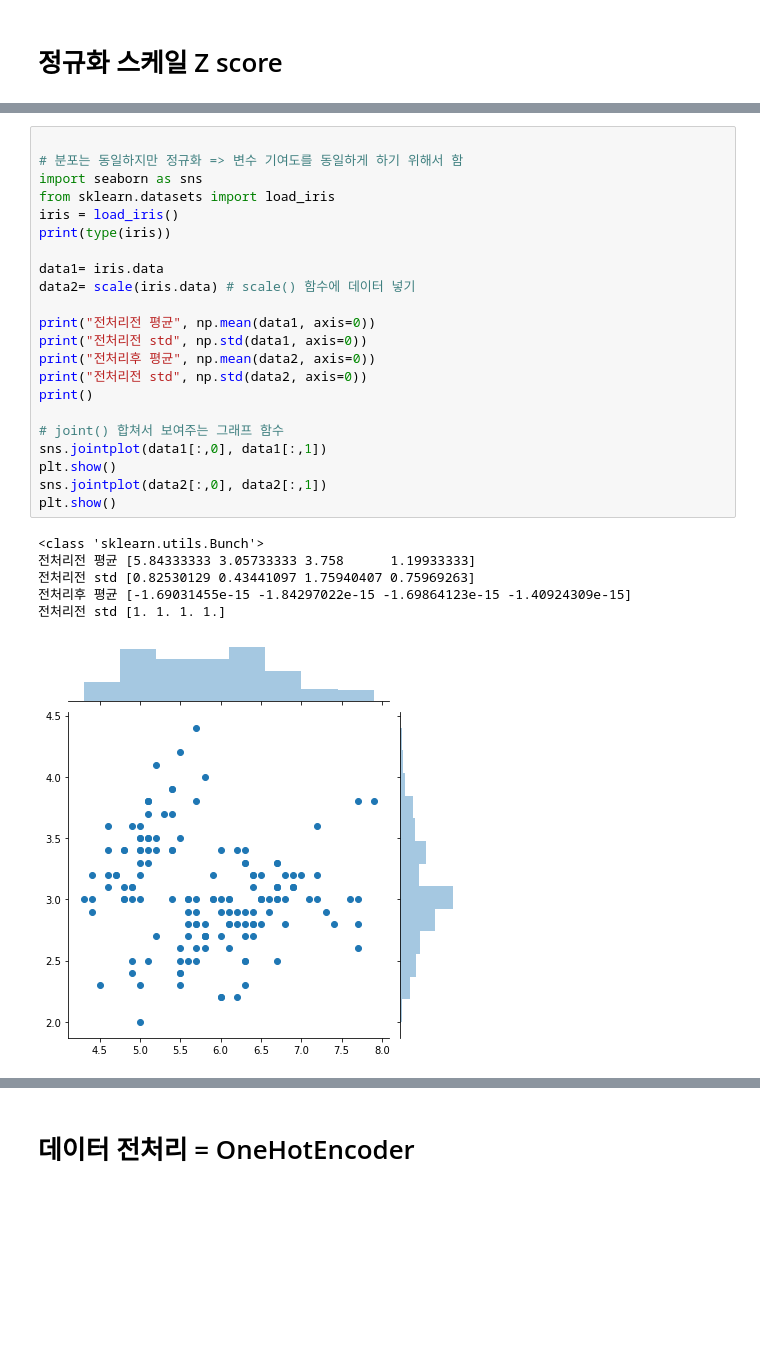
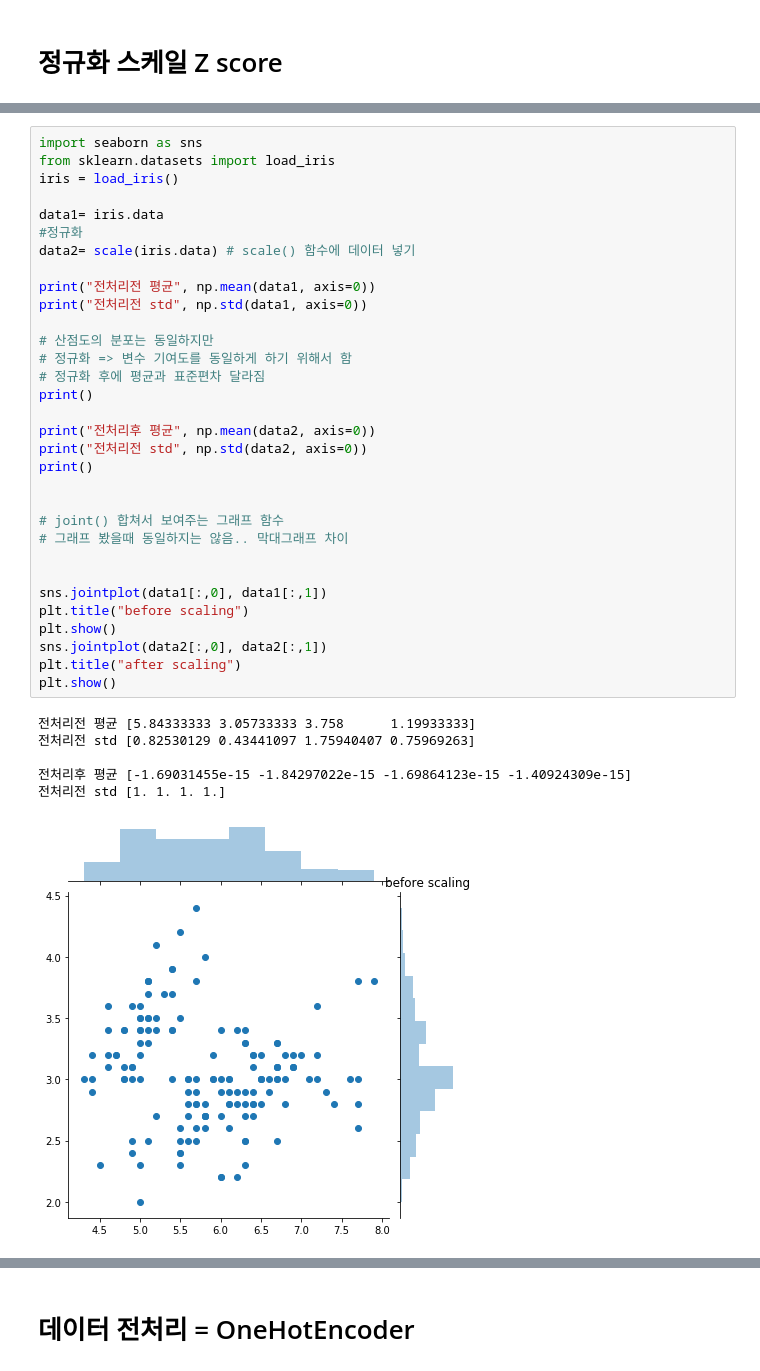
Before and after one commit to GinajiyoungSong/JejuBigDATA-analyst-Training-Course, a Jupyter notebook: python 4주차/2-2 전처리.GridSearCV 최상조합, scaling, 원핫인코더.ipynb, the cells around one changed output, grey strips where cells are left out. Cells and saved outputs as stored; diff of their text form; blank space fills up the shorter version.

```diff
--- a/python 4주차/2-2 원핫인코더.ipynb
+++ b/python 4주차/2-2 전처리.GridSearCV 최상조합, scaling, 원핫인코더.ipynb
@@ -175,31 +194,41 @@ df.plot()
 <matplotlib.axes._subplots.AxesSubplot at 0x...>
 [figure]
 # %%
-
-# 분포는 동일하지만 정규화 => 변수 기여도를 동일하게 하기 위해서 함
 import seaborn as sns
 from sklearn.datasets import load_iris
 iris = load_iris()
-print(type(iris))
 
 data1= iris.data
+#정규화
 data2= scale(iris.data) # scale() 함수에 데이터 넣기
 
 print("전처리전 평균", np.mean(data1, axis=0))
 print("전처리전 std", np.std(data1, axis=0))
+
+# 산점도의 분포는 동일하지만
+# 정규화 => 변수 기여도를 동일하게 하기 위해서 함
+# 정규화 후에 평균과 표준편차 달라짐
+print()
+
 print("전처리후 평균", np.mean(data2, axis=0))
 print("전처리전 std", np.std(data2, axis=0))
 print()
 
+
 # joint() 합쳐서 보여주는 그래프 함수
+# 그래프 봤을때 동일하지는 않음.. 막대그래프 차이
+
+
 sns.jointplot(data1[:,0], data1[:,1])
+plt.title("before scaling")
 plt.show()
 sns.jointplot(data2[:,0], data2[:,1])
+plt.title("after scaling")
 plt.show()
 # %% [output]
-<class 'sklearn.utils.Bunch'>
 전처리전 평균 [5.84333333 3.05733333 3.758      1.19933333]
 전처리전 std [0.82530129 0.43441097 1.75940407 0.75969263]
+
 전처리후 평균 [-1.69031455e-15 -1.84297022e-15 -1.69864123e-15 -1.40924309e-15]
 전처리전 std [1. 1. 1. 1.]
-[figure, old version]
+[figure, new version]
```
Also changed, not shown: parts of 15 cells of this notebook, 7 other files.
